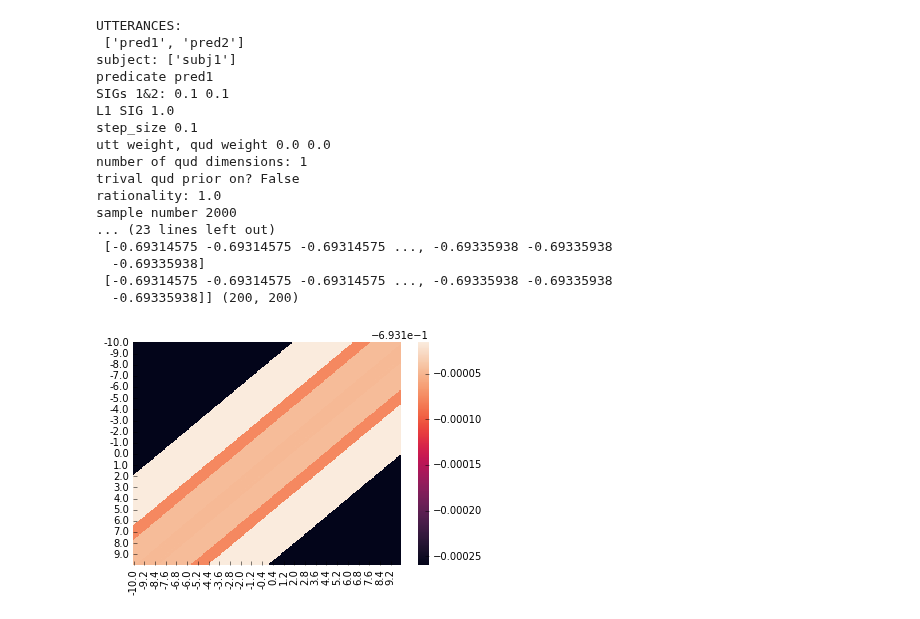
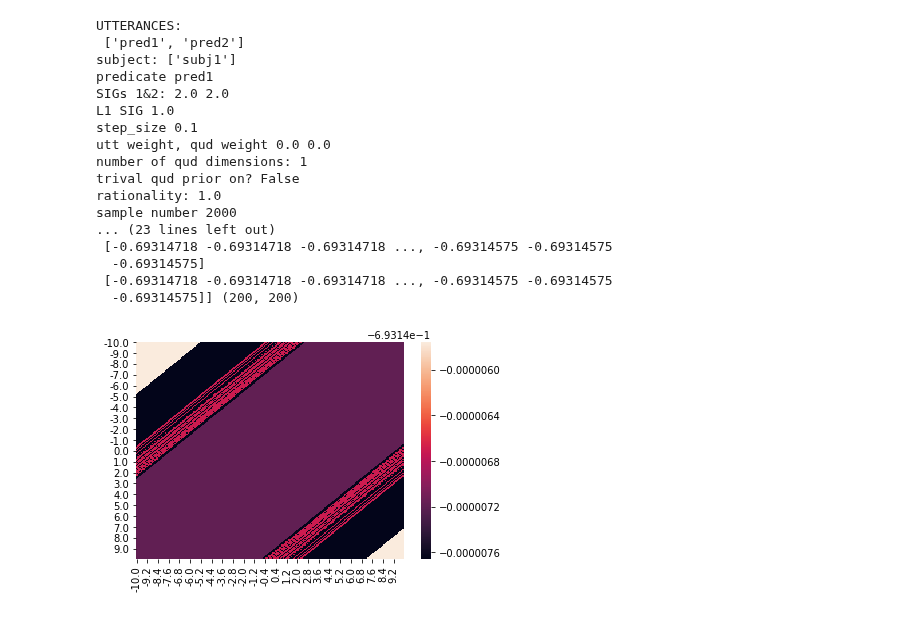
Before and after one commit to reubenharry/Distributional-RSA, a Jupyter notebook: heatmaps.ipynb, the cells around one changed output. Saved outputs shown, nothing was run; the diff lists cells and outputs as text; code cells hidden in the pictures.

Commit message:
new heatmaps

```diff
--- a/heatmaps.ipynb
+++ b/heatmaps.ipynb
@@ -7,11 +7,11 @@ import seaborn
 from dist_rsa.models.debugging.l1_discrete import l1_model
 %matplotlib inline
 # %%
-def titrate(size,amount,l1_sig1,quds,only_trivial,pred,just_s1):
+def titrate(size,amount,l1_sig1,quds,only_trivial,pred,just_s1,sig1,sig2):
     world_samples = l1_model(subj="subj1",
                              pred=pred,
-                             sig1=0.1,
-                             sig2=0.1,
+                             sig1=sig1,
+                             sig2=sig2,
                              l1_sig1=l1_sig1,
                              resolution=(size,amount),
                              quds=quds,
@@ -23,21 +25,21 @@ def titrate(size,amount,l1_sig1,quds,only_trivial,pred,just_s1):
 # %%
-titrate(size=100,amount=0.1,l1_sig1=1.0,quds=['qud1'],pred='pred1',only_trivial=False,just_s1=True)
+titrate(size=100,amount=0.1,l1_sig1=1.0,quds=['qud1'],pred='pred1',only_trivial=False,just_s1=True,sig1=2.0,sig2=2.0)
 # %% [output]
 UTTERANCES:
  ['pred1', 'pred2']
 subject: ['subj1']
 predicate pred1
-SIGs 1&2: 0.1 0.1
+SIGs 1&2: 2.0 2.0
 L1 SIG 1.0
 step_size 0.1
 utt weight, qud weight 0.0 0.0
 number of qud dimensions: 1
 trival qud prior on? False
 rationality: 1.0
 sample number 2000
 ... (23 lines left out)
- [-0.69314575 -0.69314575 -0.69314575 ..., -0.69335938 -0.69335938
-  -0.69335938]
- [-0.69314575 -0.69314575 -0.69314575 ..., -0.69335938 -0.69335938
-  -0.69335938]] (200, 200)
+ [-0.69314718 -0.69314718 -0.69314718 ..., -0.69314575 -0.69314575
+  -0.69314575]
+ [-0.69314718 -0.69314718 -0.69314718 ..., -0.69314575 -0.69314575
+  -0.69314575]] (200, 200)
-[figure, old version]
+[figure, new version]
```
Also changed, not shown: parts of 5 cells of this notebook.
